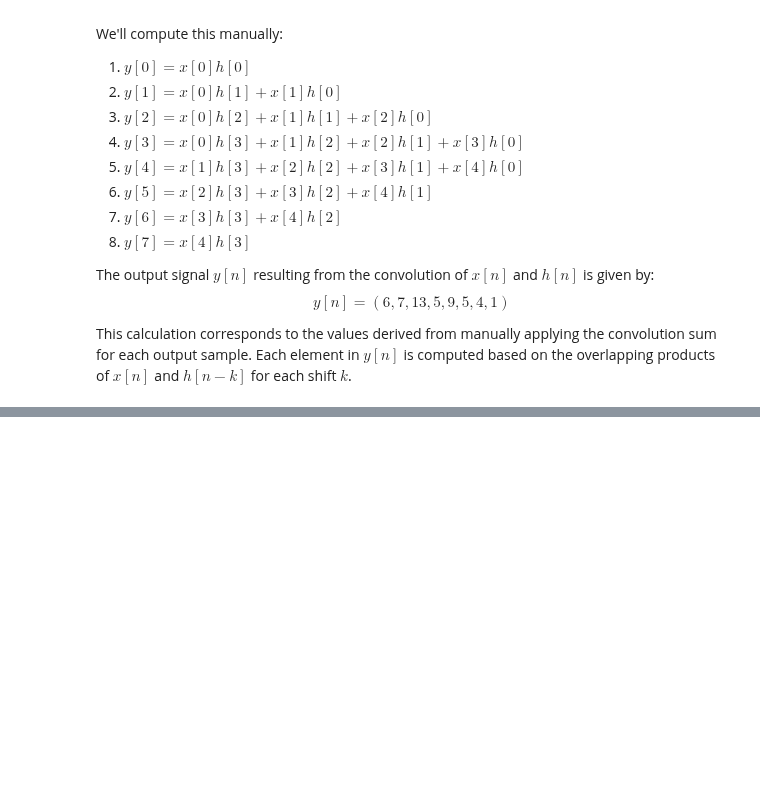
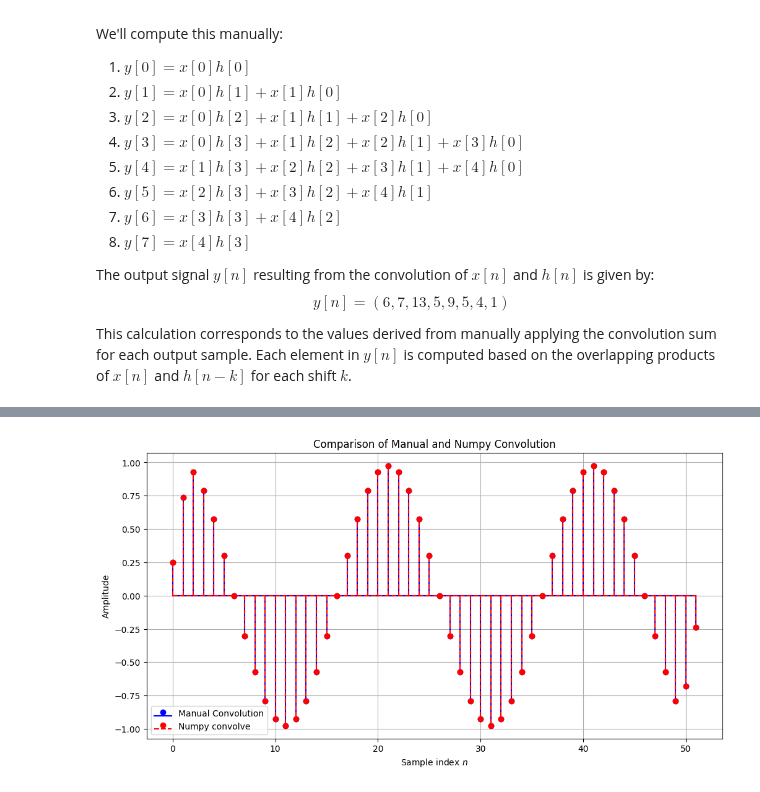
Before and after one commit to wolfram-laube/dsp-ue_grp-22, a Jupyter notebook: Assignment_2/DSP_Assignment_2.ipynb, the cells around one changed output, grey strips where cells are left out. Saved outputs shown, nothing was run; the diff lists cells and outputs as text; code cells hidden in the pictures; blank space fills up the shorter version.

```diff
--- a/Assignment_2/DSP_Assignment_2.ipynb
+++ b/Assignment_2/DSP_Assignment_2.ipynb
@@ -114 +161,21 @@ The input signal is $x[n]=\cos \left(\frac{2 \pi}{20} n\right)$ for $0 \leq n<50
 (d) Verify the correct implementation of the convolution using the Matlab function conv. Plot both signals on top of each other, the lower one in solid line style the top in dashed style and provide a legend to your plot.
+# %%
+import numpy as np
+import matplotlib.pyplot as plt
+
+# Calculate the convolution using numpy's built-in function
+y_conv = np.convolve(x, h, mode='full')
+
+# Plot both signals for comparison
+plt.figure(figsize=(12, 6))
+plt.stem(np.arange(len(y)), y, linefmt='b-', markerfmt='bo', basefmt='b-', label='Manual Convolution', use_line_collection=True)
+plt.stem(np.arange(len(y_conv)), y_conv, linefmt='r--', markerfmt='ro', basefmt='r--', label='Numpy convolve', use_line_collection=True)
+plt.title('Comparison of Manual and Numpy Convolution')
+plt.xlabel('Sample index $n$')
+plt.ylabel('Amplitude')
+plt.legend()
+plt.grid(True)
+plt.savefig('fig/ex3_plot_2.png')
+plt.show()
+# %% [output]
+[figure, added]
```
Also changed, not shown: parts of 13 cells of this notebook, 16 other files.
